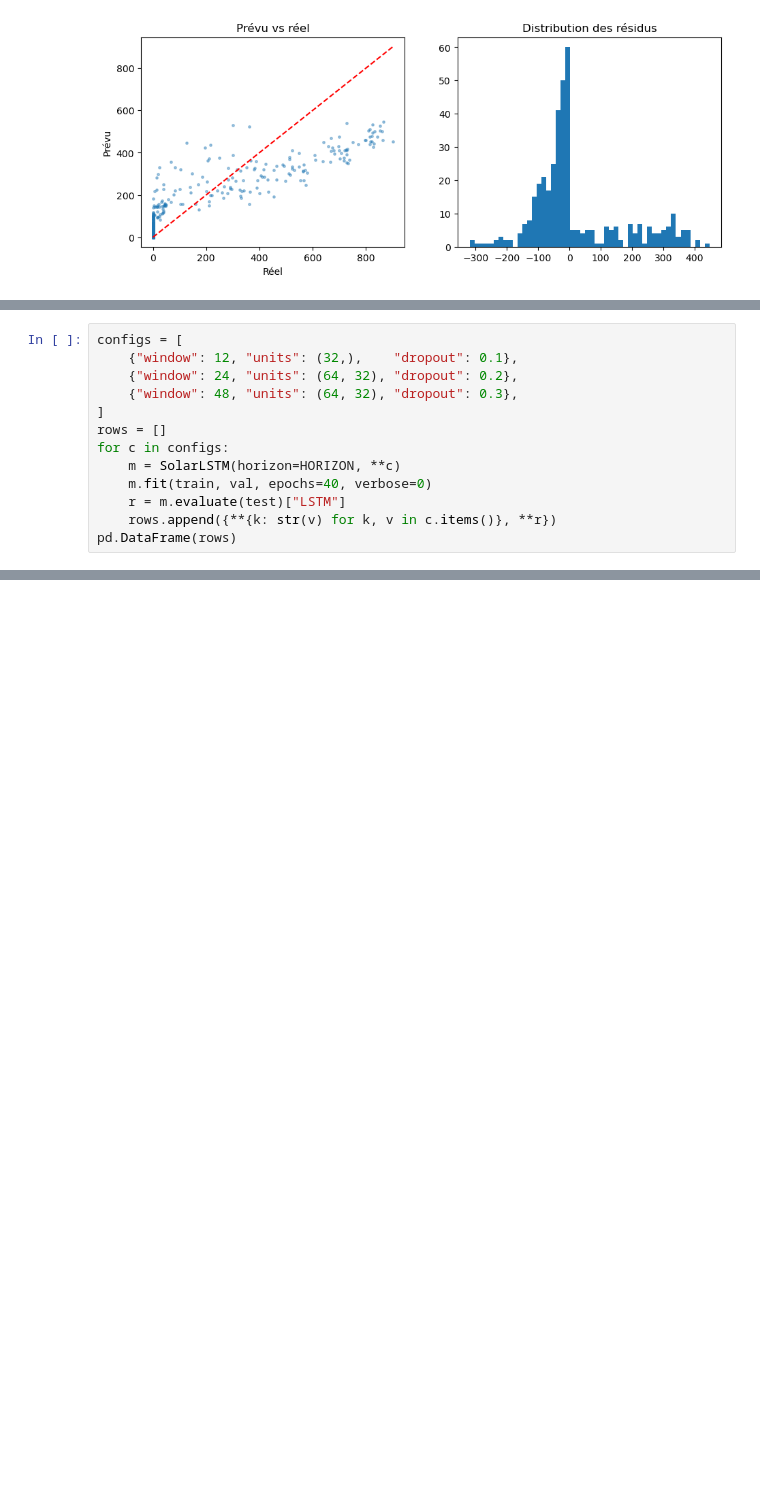
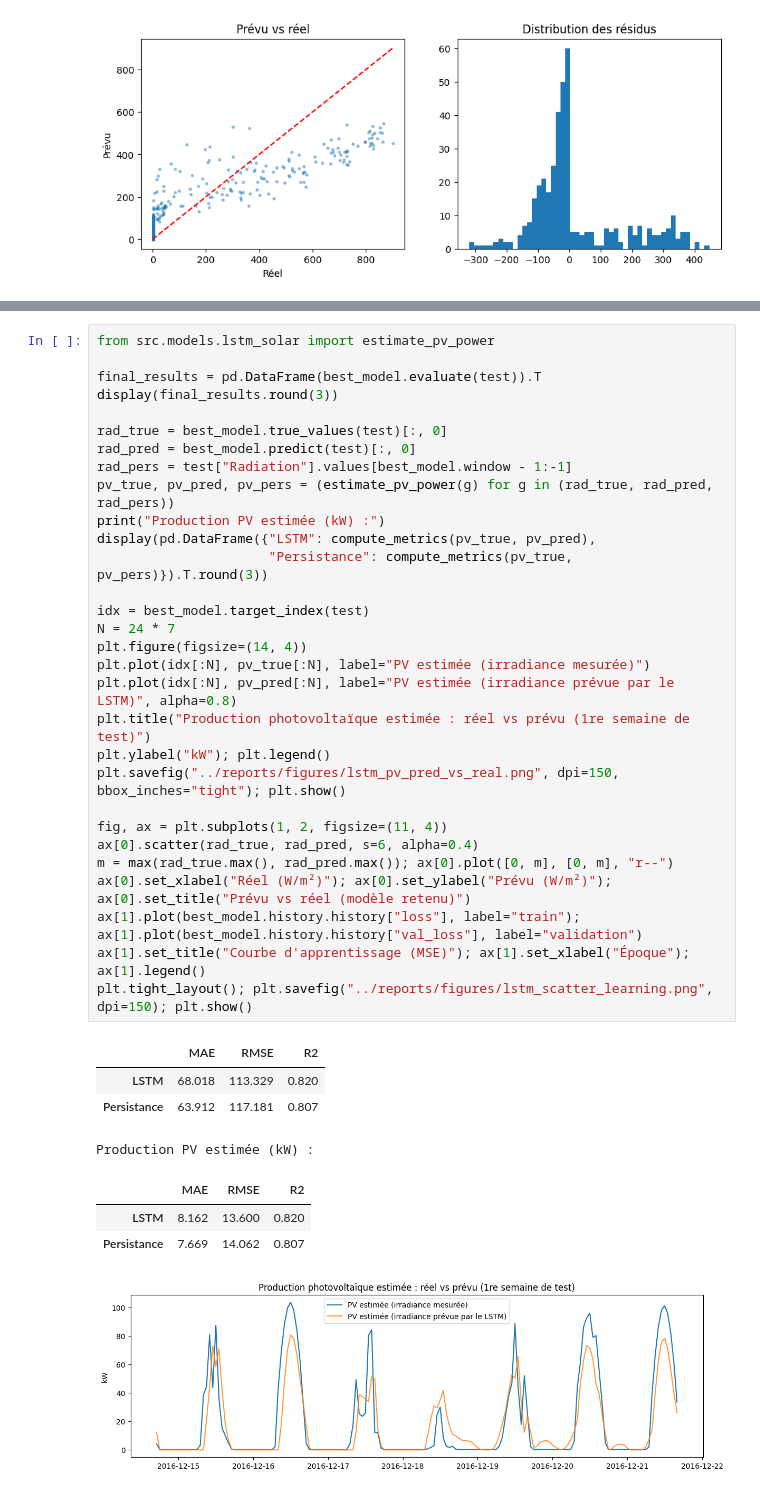
Before and after one commit to Serine-khe/Projet-Data-Mining, a Jupyter notebook: notebooks/04_lstm_solar.ipynb, the cells around one changed output, grey strips where cells are left out. Drawn from its saved outputs; the diff is of its cells as text; blank space fills up the shorter version.

```diff
--- a/notebooks/04_lstm_solar.ipynb
+++ b/notebooks/04_lstm_solar.ipynb
@@ -125,13 +122,0 @@ plt.show()
-# %%
-configs = [
-    {"window": 12, "units": (32,),    "dropout": 0.1},
-    {"window": 24, "units": (64, 32), "dropout": 0.2},
-    {"window": 48, "units": (64, 32), "dropout": 0.3},
-]
-rows = []
-for c in configs:
-    m = SolarLSTM(horizon=HORIZON, **c)
-    m.fit(train, val, epochs=40, verbose=0)
-    r = m.evaluate(test)["LSTM"]
-    rows.append({**{k: str(v) for k, v in c.items()}, **r})
-pd.DataFrame(rows)
@@ -142,0 +166,39 @@ pd.DataFrame(rows)
+# %%
+from src.models.lstm_solar import estimate_pv_power
+
+final_results = pd.DataFrame(best_model.evaluate(test)).T
+display(final_results.round(3))
+
+rad_true = best_model.true_values(test)[:, 0]
+rad_pred = best_model.predict(test)[:, 0]
+rad_pers = test["Radiation"].values[best_model.window - 1:-1]
+pv_true, pv_pred, pv_pers = (estimate_pv_power(g) for g in (rad_true, rad_pred, rad_pers))
+print("Production PV estimée (kW) :")
+display(pd.DataFrame({"LSTM": compute_metrics(pv_true, pv_pred),
+                      "Persistance": compute_metrics(pv_true, pv_pers)}).T.round(3))
+
+idx = best_model.target_index(test)
+N = 24 * 7
+plt.figure(figsize=(14, 4))
+plt.plot(idx[:N], pv_true[:N], label="PV estimée (irradiance mesurée)")
+plt.plot(idx[:N], pv_pred[:N], label="PV estimée (irradiance prévue par le LSTM)", alpha=0.8)
+plt.title("Production photovoltaïque estimée : réel vs prévu (1re semaine de test)")
+plt.ylabel("kW"); plt.legend()
+plt.savefig("../reports/figures/lstm_pv_pred_vs_real.png", dpi=150, bbox_inches="tight"); plt.show()
+
+fig, ax = plt.subplots(1, 2, figsize=(11, 4))
+ax[0].scatter(rad_true, rad_pred, s=6, alpha=0.4)
+m = max(rad_true.max(), rad_pred.max()); ax[0].plot([0, m], [0, m], "r--")
+ax[0].set_xlabel("Réel (W/m²)"); ax[0].set_ylabel("Prévu (W/m²)"); ax[0].set_title("Prévu vs réel (modèle retenu)")
+ax[1].plot(best_model.history.history["loss"], label="train"); ax[1].plot(best_model.history.history["val_loss"], label="validation")
+ax[1].set_title("Courbe d'apprentissage (MSE)"); ax[1].set_xlabel("Époque"); ax[1].legend()
+plt.tight_layout(); plt.savefig("../reports/figures/lstm_scatter_learning.png", dpi=150); plt.show()
+# %% [output]
+|  | MAE | RMSE | R2 |
+| LSTM | 68.018 | 113.329 | 0.820 |
+| Persistance | 63.912 | 117.181 | 0.807 |
+Production PV estimée (kW) :
+|  | MAE | RMSE | R2 |
+| LSTM | 8.162 | 13.600 | 0.820 |
+| Persistance | 7.669 | 14.062 | 0.807 |
+[figure, added]
```
Also changed, not shown: parts of 13 cells of this notebook, 42 other files.
